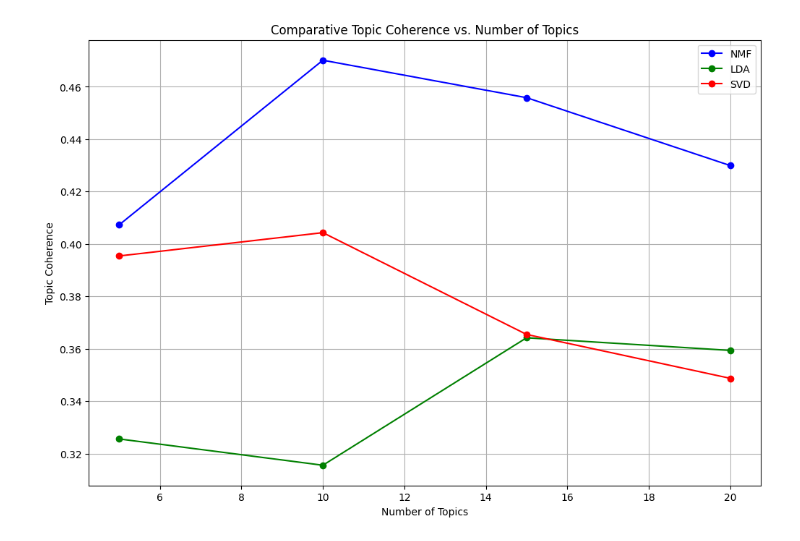
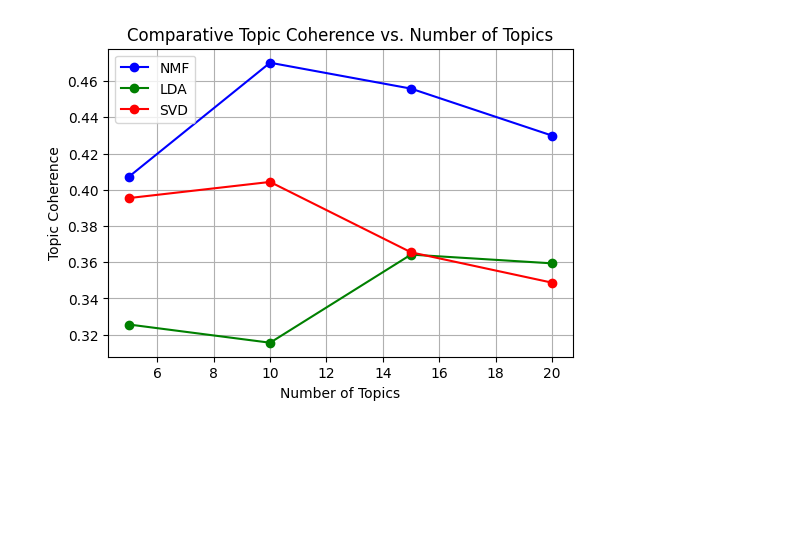
Before and after one commit to ganeshmukhiya/Modified-Topic-Modeling-NMF, a Jupyter notebook: comparative_model_performance.ipynb, the cells around one changed output. Saved outputs shown, nothing was run; the diff lists cells and outputs as text; code cells hidden in the pictures; blank space fills up the shorter version.

```diff
--- a/comparative_model_performance.ipynb
+++ b/comparative_model_performance.ipynb
@@ -68,7 +68,7 @@ for n_topics in topics_range:
     coherence_scores_svd.append(calculate_coherence(topics, data))
 
 # Plot Topic Coherence vs. Number of Topics
-plt.figure(figsize=(12, 8))
+plt.figure(figsize=(6, 4))
 plt.plot(topics_range, coherence_scores_nmf, marker='o', linestyle='-', label='NMF', color='blue')
 plt.plot(topics_range, coherence_scores_lda, marker='o', linestyle='-', label='LDA', color='green')
 plt.plot(topics_range, coherence_scores_svd, marker='o', linestyle='-', label='SVD', color='red')
@@ -84,4 +84,4 @@ plt.show()
-[figure, old version]
+[figure, new version]
 # %%
 # performance analysis of TF-IDF
 # %%
```
Also changed, not shown: parts of 2 cells of this notebook.
